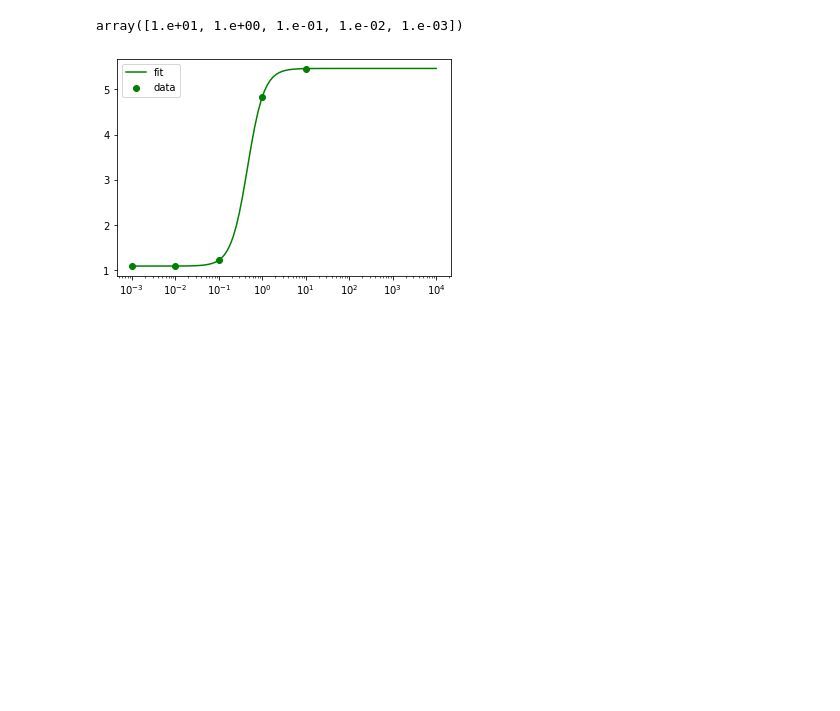
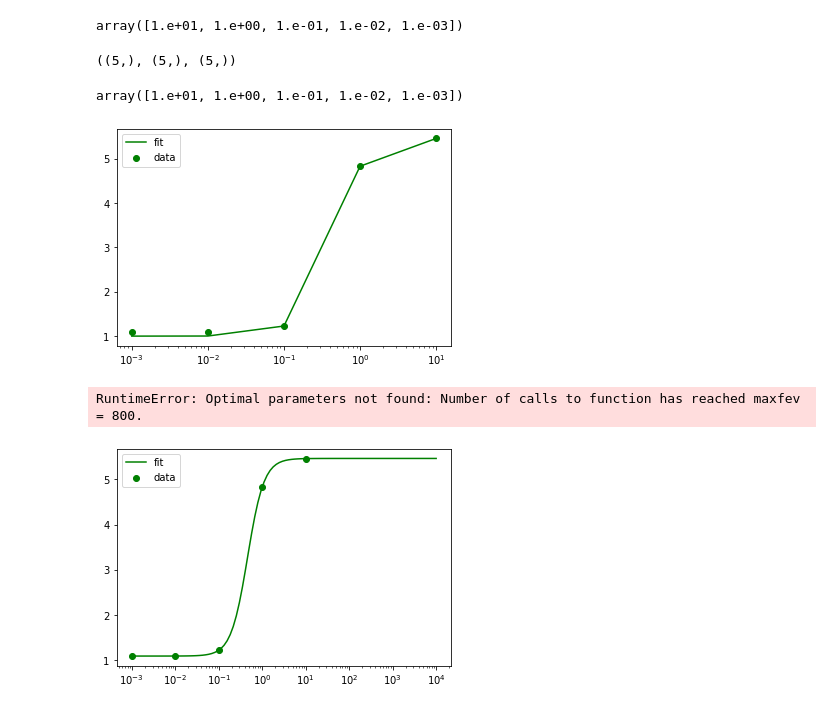
Before and after one commit to martinaoliver/modelling, a Jupyter notebook: 3954/dose_response/curvefit_doseResponse.ipynb, the cells around one changed output. Drawn from its saved outputs; the diff is of its cells as text; code cells hidden in the pictures; blank space fills up the shorter version.

```diff
--- a/3954/dose_response/curvefit_doseResponse.ipynb
+++ b/3954/dose_response/curvefit_doseResponse.ipynb
@@ -84,6 +88,60 @@ AHL_list
 # %% [output]
 [figure]
 array([1.e+01, 1.e+00, 1.e-01, 1.e-02, 1.e-03])
+# %%
+OC14_list = np.logspace(-3,1, 5)
+np.shape(OC14_list), np.shape(rfpExp_list), np.shape(gfpExp_list)
+# %% [output]
+((5,), (5,), (5,))
+# %%
+AHL_list
+# %% [output]
+array([1.e+01, 1.e+00, 1.e-01, 1.e-02, 1.e-03])
+# %%
+from scipy.optimize import curve_fit
+OC14_list = np.logspace(1,-3, 5)
+
+
+def gfp_steadystate(OC14,muv, Vf, kv, Kvb, nvb):
+    F = 1 + Vf*(1/(1+((muv*Kvb)/(kv*OC14 + 1e-8))**nvb))
+    return F
+
+def rfp_steadystate(F,Ve,Kfe,nfe):
+    E = 1 + Ve*(1/(1+(F/(Kfe+1e-8))**nfe))
+    return E
+# F_list = gfp_steadystate(OC14_list, 1, 5, 0.1,4,1)
+# plt.plot(OC14_list,F_list,c='g')
+# plt.xscale('log')
+# E_list = rfp_steadystate(F_list, 1, 5, 0.1)
+# plt.plot(OC14_list,E_list,c='r')
+# plt.xscale('log')
+
+# a = gfp_steadystate(10e-4, 1, 5, 0.1,4,1)
+# print(a)
+parameters, covariance = curve_fit(gfp_steadystate, AHL_list, gfpExp_list, p0=[1, 5, 0.1,4,1])
+gfpFit = gfp_steadystate(OC14_list, *parameters)
+plt.plot(OC14_list,gfpFit , label='fit', c='green')
+plt.scatter(AHL_list,gfpExp_list , label='data', c='green')
+plt.xscale('log')
+plt.legend()
+parameters = np.round(parameters,3)
+plt.show()
+
+# print(f'mu = {parameters[0]}, V = {parameters[1]}, km = {parameters[2]}, n = {parameters[3]}')
+
+
+parameters, covariance = curve_fit(rfp_steadystate, gfpFit, rfpExp_list, p0=[120, 0.1,3])
+rfpFit = rfp_steadystate(gfpFit, *parameters)
+plt.plot(OC14_list,rfpFit , label='fit', c='red')
+plt.scatter(OC14_list,rfpExp_list , label='data', c='red')
+plt.xscale('log')
+plt.legend()
+parameters = np.round(parameters,3)
+plt.show()
+# print(f'mu = {parameters[0]}, V = {parameters[1]}, km = {parameters[2]}, n = {parameters[3]}')
+# %% [output]
+[figure, added]
+RuntimeError: Optimal parameters not found: Number of calls to function has reached maxfev = 800.
 # %%
 from scipy.optimize import curve_fit
 A_list = np.logspace(-3,4, 100)
```
Also changed, not shown: parts of 1 cell of this notebook, 2 other files.
